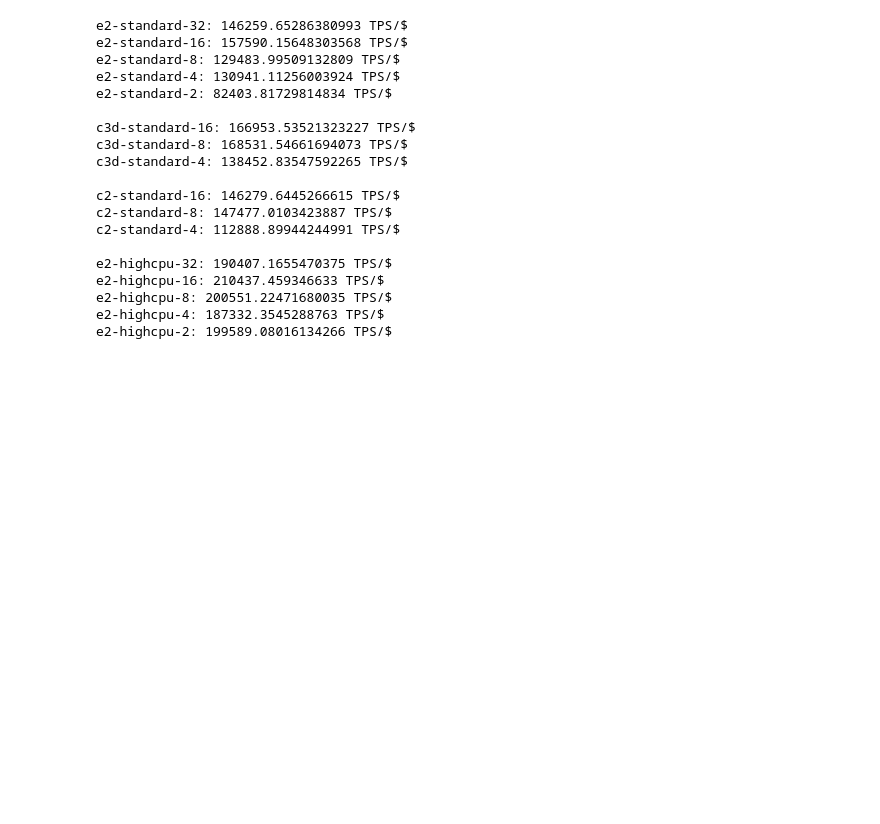
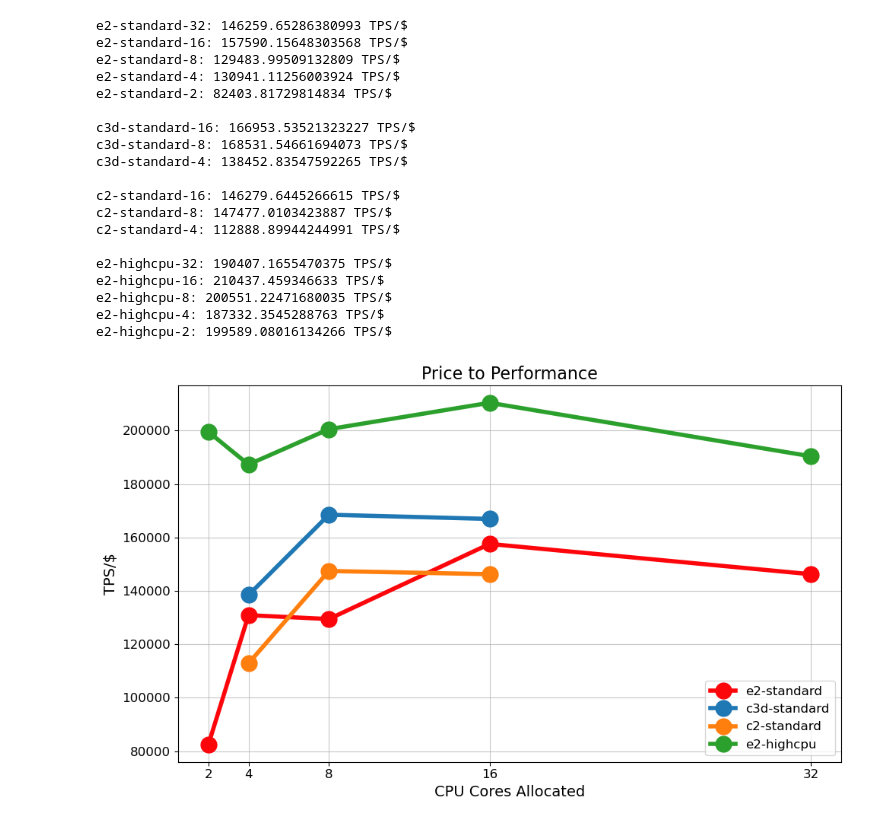
Before and after one commit to gespel/gke-postgres-benchmarks, a Jupyter notebook: gce.ipynb, the cells around one changed output. Saved outputs shown, nothing was run; the diff lists cells and outputs as text; code cells hidden in the pictures; blank space fills up the shorter version.

Commit message:
added tps/$ graph

```diff
--- a/gce.ipynb
+++ b/gce.ipynb
@@ -210,3 +208,81 @@ e2-highcpu-16: 210437.459346633 TPS/$
 e2-highcpu-8: 200551.22471680035 TPS/$
 e2-highcpu-4: 187332.3545288763 TPS/$
 e2-highcpu-2: 199589.08016134266 TPS/$
+# %%
+price_data_e2 = {
+    "CPU CORES ALLOCATED": data_e2["CPU CORES ALLOCATED"],
+    "TPS PER DOLLAR": [data_e2["TPS"][i]/price_hourly[data_e2["MACHINE TYPE"][i]] for i in range(0, len(data_e2["CPU CORES ALLOCATED"]))]
+}
+price_data_c3d = {
+    "CPU CORES ALLOCATED": data_c3d["CPU CORES ALLOCATED"],
+    "TPS PER DOLLAR": [data_c3d["TPS"][i]/price_hourly[data_c3d["MACHINE TYPE"][i]] for i in range(0, len(data_c3d["CPU CORES ALLOCATED"]))]
+}
+price_data_c2 = {
+    "CPU CORES ALLOCATED": data_c2["CPU CORES ALLOCATED"],
+    "TPS PER DOLLAR": [data_c2["TPS"][i]/price_hourly[data_c2["MACHINE TYPE"][i]] for i in range(0, len(data_c2["CPU CORES ALLOCATED"]))]
+}
+price_data_e2_highcpu = {
+    "CPU CORES ALLOCATED": data_e2_highcpu["CPU CORES ALLOCATED"],
+    "TPS PER DOLLAR": [data_e2_highcpu["TPS"][i]/price_hourly[data_e2_highcpu["MACHINE TYPE"][i]] for i in range(0, len(data_e2_highcpu["CPU CORES ALLOCATED"]))]
+}
+
+e2_price_df = pd.DataFrame(price_data_e2)
+c3d_price_df = pd.DataFrame(price_data_c3d)
+c2_price_df = pd.DataFrame(price_data_c2)
+e2_high_cpu_price_df = pd.DataFrame(price_data_e2_highcpu)
+
+e2_price_df_sorted = e2_price_df.sort_values("CPU CORES ALLOCATED")
+c3d_price_df_sorted = c3d_price_df.sort_values("CPU CORES ALLOCATED")
+c2_price_df_sorted = c2_price_df.sort_values("CPU CORES ALLOCATED")
+e2_high_cpu_price_df_sorted = e2_high_cpu_price_df.sort_values("CPU CORES ALLOCATED")
+
+
+plt.figure(figsize=(10, 6))
+plt.plot(
+    e2_price_df_sorted["CPU CORES ALLOCATED"],
+    e2_price_df_sorted["TPS PER DOLLAR"],
+    marker="o",
+    linestyle="-",
+    color=f"#{random.randint(0, 0xFFFFFF):06x}",
+    label="e2-standard",
+    linewidth=4,
+    markersize=15,
+)
+plt.plot(
+    c3d_price_df_sorted["CPU CORES ALLOCATED"],
+    c3d_price_df_sorted["TPS PER DOLLAR"],
+    marker="o",
+    linestyle="-",
+    label="c3d-standard",
+    linewidth=4,
+    markersize=15,
+)
+plt.plot(
+    c2_price_df_sorted["CPU CORES ALLOCATED"],
+    c2_price_df_sorted["TPS PER DOLLAR"],
+    marker="o",
+    linestyle="-",
+    label="c2-standard",
+    linewidth=4,
+    markersize=15,
+)
+plt.plot(
+    e2_high_cpu_price_df_sorted["CPU CORES ALLOCATED"],
+    e2_high_cpu_price_df_sorted["TPS PER DOLLAR"],
+    marker="o",
+    linestyle="-",
+    label="e2-highcpu",
+    linewidth=4,
+    markersize=15,
+)
+plt.title("Price to Performance", fontsize=16)
+plt.xlabel("CPU Cores Allocated", fontsize=14)
+plt.ylabel("TPS/$", fontsize=14)
+plt.xticks(df_sorted["CPU CORES ALLOCATED"], fontsize=12)
+plt.yticks(fontsize=12)
+plt.grid(axis="both", linestyle="-", alpha=0.7)
+plt.legend(fontsize=12)
+plt.tight_layout()
+plt.show()
+# %% [output]
+[figure, added]
```
Also changed, not shown: parts of 6 cells of this notebook.
